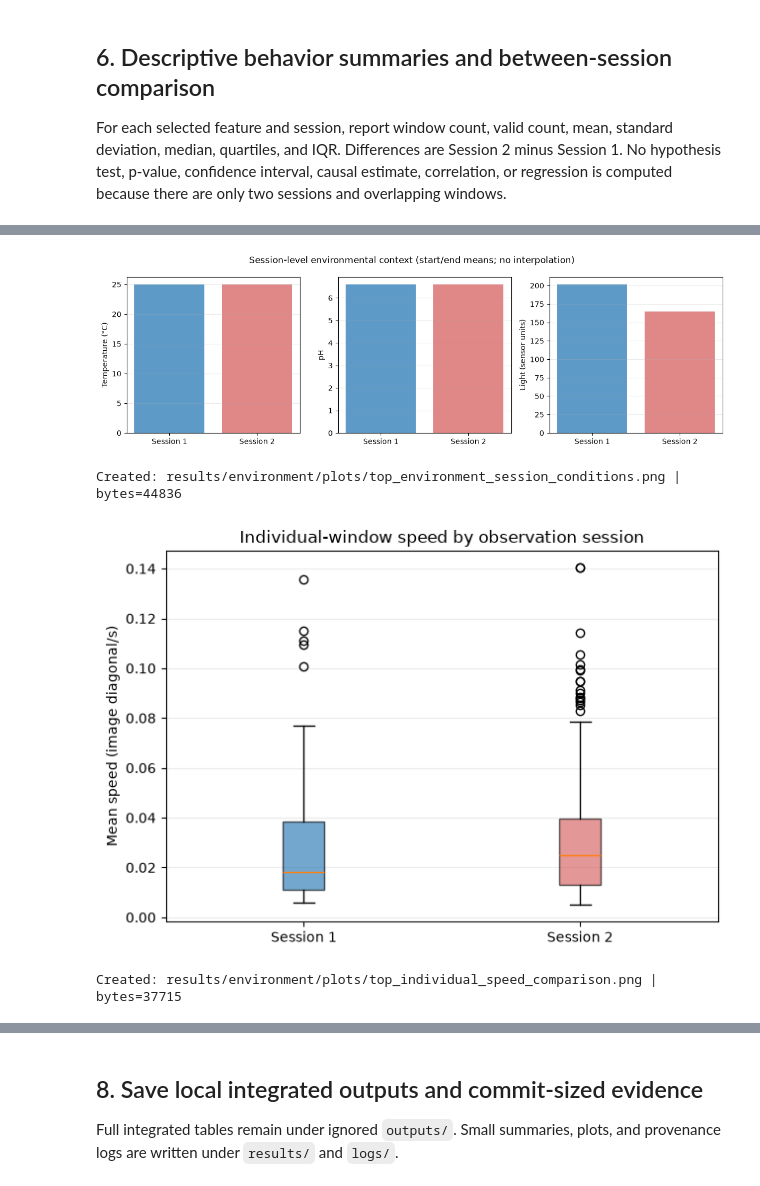
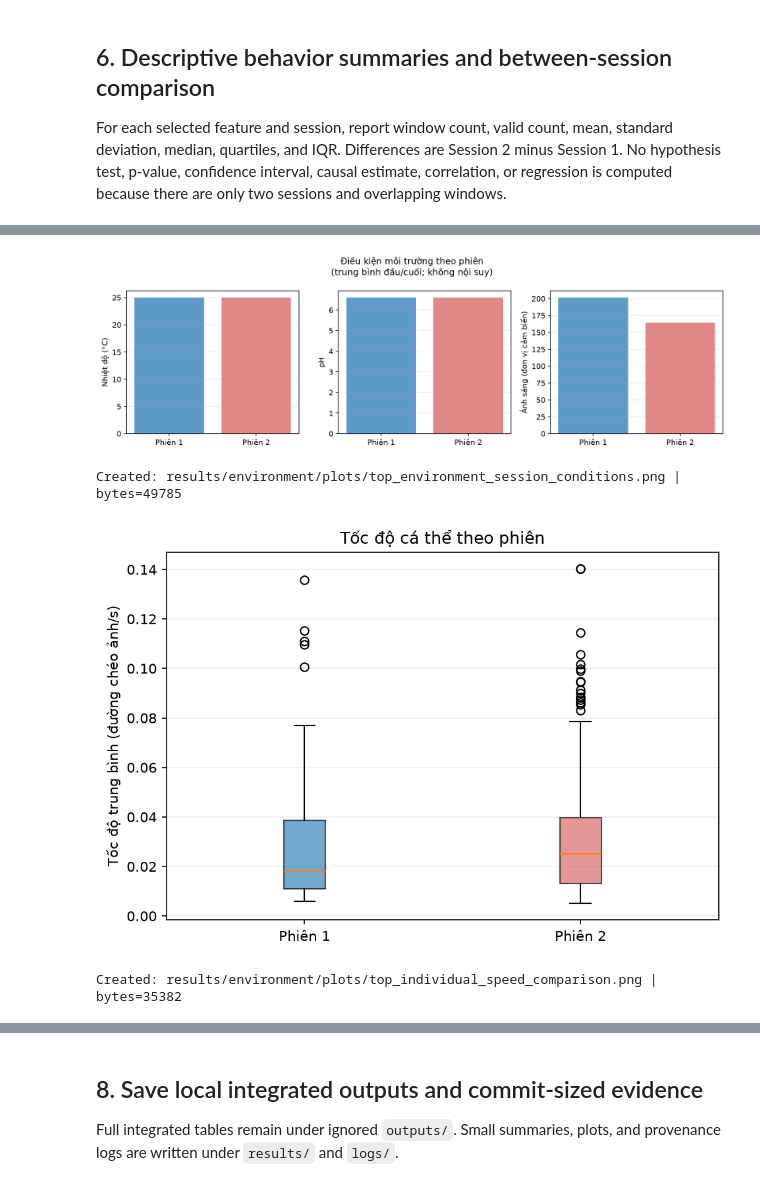
Before and after one commit to khkt-tn/fish, a Jupyter notebook: notebooks/16_environment_behavior_analysis.ipynb, the cells around one changed output, grey strips where cells are left out. Drawn from its saved outputs; the diff is of its cells as text; code cells hidden in the pictures.

```diff
--- a/notebooks/16_environment_behavior_analysis.ipynb
+++ b/notebooks/16_environment_behavior_analysis.ipynb
@@ -491,51 +491,52 @@ Plots show window-level descriptive distributions. They do not represent indepen
 # %%
 PLOT_DIR.mkdir(parents=True, exist_ok=True)
+plt.rcParams.update({"font.family": "DejaVu Sans", "axes.unicode_minus": False})
 SESSION_ORDER = ["TOP_VIDEO_1", "TOP_VIDEO_2"]
-SESSION_LABELS = ["Session 1", "Session 2"]
+SESSION_LABELS = ["Phiên 1", "Phiên 2"]
 SESSION_COLORS = ["#2878B5", "#D65F5F"]
 plot_paths = []
 runtime_warnings = []
 
 def save_figure(fig, filename):
     path = PLOT_DIR / filename
     fig.savefig(path, dpi=150, bbox_inches="tight")
     plt.show()
     plt.close(fig)
     plot_paths.append(path)
     print(f"Created: {path.relative_to(PROJECT_ROOT)} | bytes={path.stat().st_size}")
 
 def session_values(frame, feature):
     return [pd.to_numeric(frame.loc[frame["video_id"] == video_id, feature], errors="coerce").dropna().to_numpy() for video_id in SESSION_ORDER]
 
 def boxplot_feature(ax, frame, feature, ylabel, title):
     values = session_values(frame, feature)
     artists = ax.boxplot(values, tick_labels=SESSION_LABELS, patch_artist=True, showfliers=True)
     for patch, color in zip(artists["boxes"], SESSION_COLORS):
         patch.set_facecolor(color)
         patch.set_alpha(0.65)
     ax.set_ylabel(ylabel)
     ax.set_title(title)
     ax.grid(axis="y", alpha=0.25)
 
 fig, axes = plt.subplots(1, 3, figsize=(12, 3.8))
-for ax, column, label in zip(axes, ["temperature_mean", "ph_mean", "light_mean"], ["Temperature (°C)", "pH", "Light (sensor units)"]):
+for ax, column, label in zip(axes, ["temperature_mean", "ph_mean", "light_mean"], ["Nhiệt độ (°C)", "pH", "Ánh sáng (đơn vị cảm biến)"]):
     values = environment_session_summary.set_index("video_id").loc[SESSION_ORDER, column].to_numpy()
     ax.bar(SESSION_LABELS, values, color=SESSION_COLORS, alpha=0.75)
     ax.set_ylabel(label)
     ax.grid(axis="y", alpha=0.25)
-fig.suptitle("Session-level environmental context (start/end means; no interpolation)")
+fig.suptitle("Điều kiện môi trường theo phiên\n(trung bình đầu/cuối; không nội suy)")
 fig.tight_layout()
 save_figure(fig, "top_environment_session_conditions.png")
 # %% [output]
-[figure, old version]
+[figure, new version]
-Created: results/environment/plots/top_environment_session_conditions.png | bytes=44836
+Created: results/environment/plots/top_environment_session_conditions.png | bytes=49785
 # %%
 fig, ax = plt.subplots(figsize=(6.5, 4.5))
-boxplot_feature(ax, individual_integrated, "mean_speed_diag_s", "Mean speed (image diagonal/s)", "Individual-window speed by observation session")
+boxplot_feature(ax, individual_integrated, "mean_speed_diag_s", "Tốc độ trung bình (đường chéo ảnh/s)", "Tốc độ cá thể theo phiên")
 fig.tight_layout()
 save_figure(fig, "top_individual_speed_comparison.png")
 # %% [output]
-[figure, old version]
+[figure, new version]
-Created: results/environment/plots/top_individual_speed_comparison.png | bytes=37715
+Created: results/environment/plots/top_individual_speed_comparison.png | bytes=35382
 # %%
 fig, axes = plt.subplots(1, 2, figsize=(11, 4.5))
```
Also changed, not shown: parts of 6 cells of this notebook, 14 other files.
